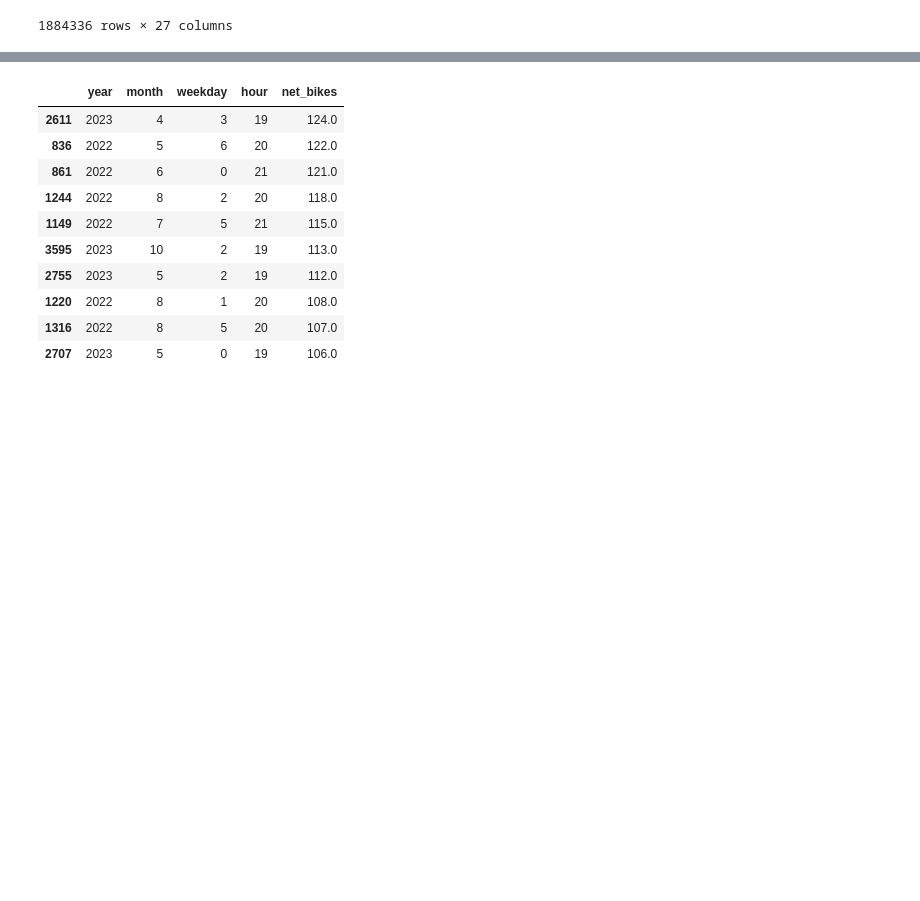
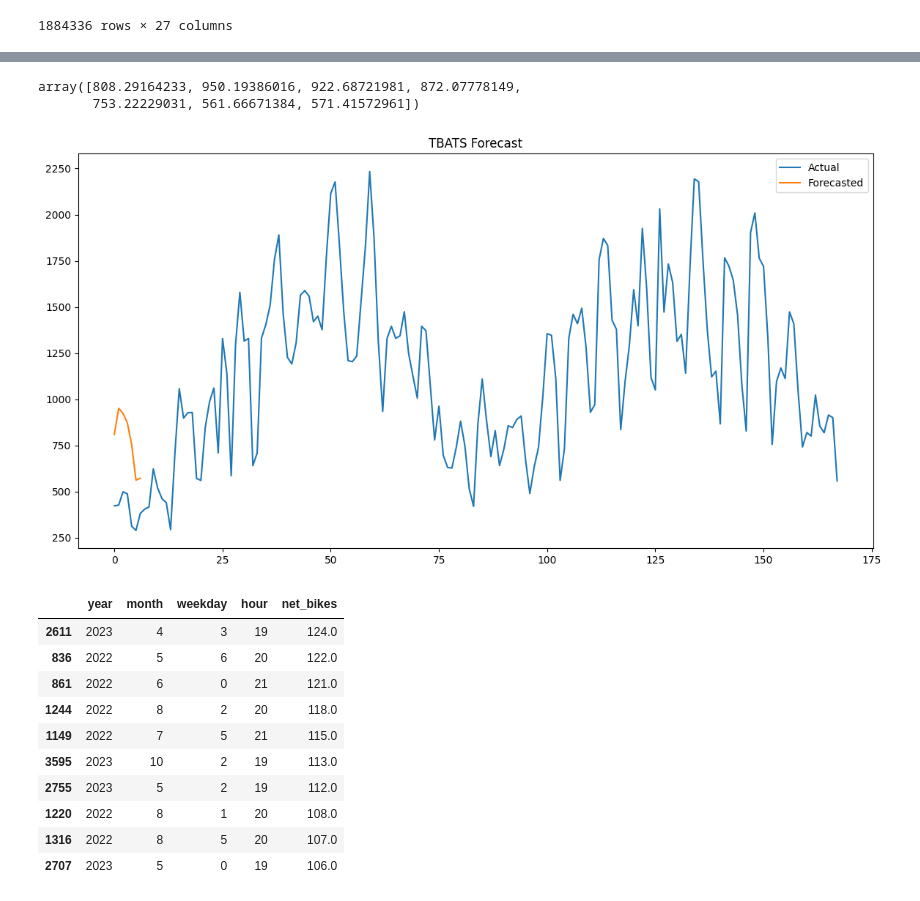
Before and after one commit to tochenan/CitiBike-Demand-Prediction, a Jupyter notebook: src/EDA.ipynb, the cells around one changed output, grey strips where cells are left out. Saved outputs shown, nothing was run; the diff lists cells and outputs as text; code cells hidden in the pictures; blank space fills up the shorter version.

```diff
--- a/src/EDA.ipynb
+++ b/src/EDA.ipynb
@@ -96,0 +138,14 @@ peak_hour = demand.groupby(['year', 'month', 'weekday', 'hour'])['net_bikes'].su
+# %%
+from tbats import TBATS
+# Create a TBATS estimator
+estimator = TBATS(seasonal_periods=[7, 7*12])
+
+y = demand['count']
+# Fit the model
+model = estimator.fit(y)
+
+# Summarize model effects
+print(model.summary())
+
+# Forecast future values
+forecasts = model.forecast(steps=7)  # Forecasting next two days
@@ -97,3 +174,18 @@ peak_hour = demand.groupby(['year', 'month', 'weekday', 'hour'])['net_bikes'].su
+# %%
+forecasts
+# %% [output]
+array([808.29164233, 950.19386016, 922.68721981, 872.07778149,
+       753.22229031, 561.66671384, 571.41572961])
+# %%
+# Plotting the results
+plt.figure(figsize=(14, 7))
+plt.plot(demand.index[-168:], demand['count'].tail(168), label='Actual')
+plt.plot(forecasts, label='Forecasted')
+plt.title('TBATS Forecast')
+plt.legend()
+plt.show()
+# %% [output]
+[figure, added]
 # %%
 peak_hour.sort_values('net_bikes', ascending=False).head(10)
 # %% [output]
```
Also changed, not shown: parts of 9 cells of this notebook, 5 other files.
